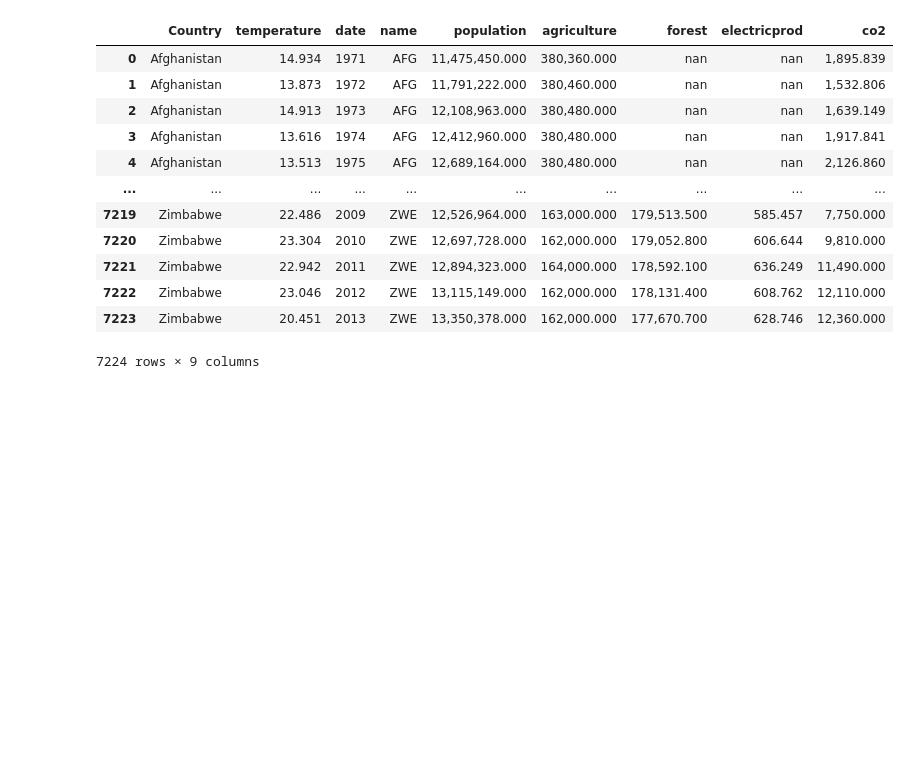
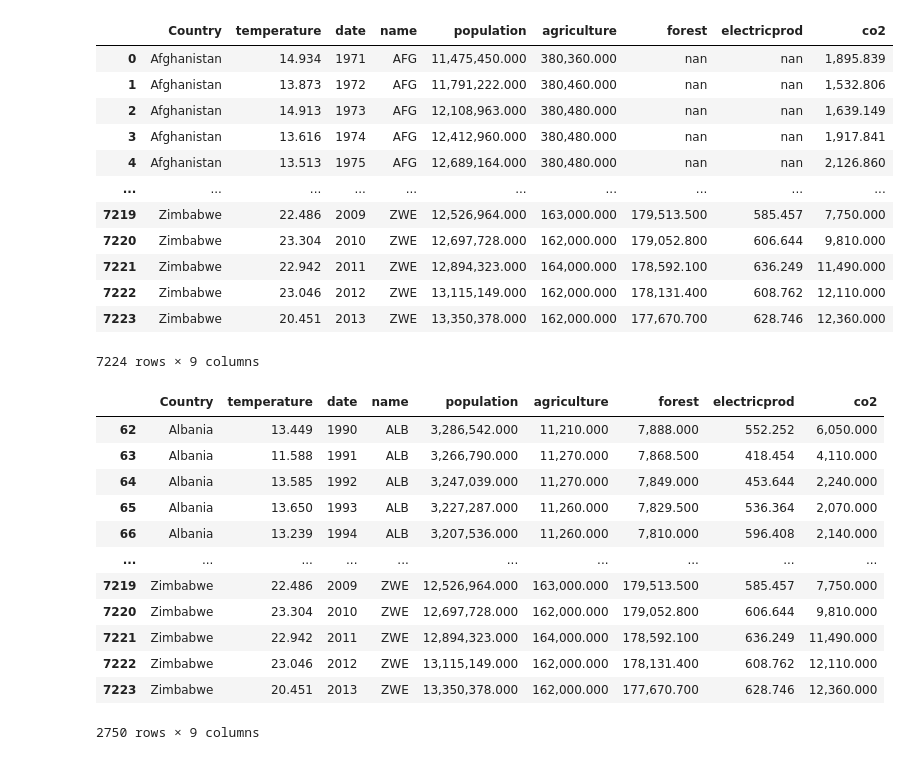
Before and after one commit to FernandoCallasaca/data_science_projects, a Jupyter notebook: pandas_routine_2.ipynb, the cells around one changed output. Saved outputs shown, nothing was run; the diff lists cells and outputs as text; code cells hidden in the pictures; blank space fills up the shorter version.

```diff
--- a/pandas_routine_2.ipynb
+++ b/pandas_routine_2.ipynb
@@ -258,3 +258,23 @@ df_merge
 | 7222 | Zimbabwe | 23.046 | 2012 | ZWE | 13,115,149.000 | 162,000.000 | 178,131.400 | 608.762 | 12,110.000 |
 | 7223 | Zimbabwe | 20.451 | 2013 | ZWE | 13,350,378.000 | 162,000.000 | 177,670.700 | 628.746 | 12,360.000 |
 7224 rows × 9 columns
+# %%
+# eliminamos todos los valores nan
+# según mi entender porque tenemos más del 60% valores nan
+# eso implica que no nos conviene reemplzar los nan por algo
+# ya que estaríamos modificando mucho nuestro dataset
+df_merge.dropna()
+# %% [output]
+|  | Country | temperature | date | name | population | agriculture | forest | electricprod | co2 |
+| 62 | Albania | 13.449 | 1990 | ALB | 3,286,542.000 | 11,210.000 | 7,888.000 | 552.252 | 6,050.000 |
+| 63 | Albania | 11.588 | 1991 | ALB | 3,266,790.000 | 11,270.000 | 7,868.500 | 418.454 | 4,110.000 |
+| 64 | Albania | 13.585 | 1992 | ALB | 3,247,039.000 | 11,270.000 | 7,849.000 | 453.644 | 2,240.000 |
+| 65 | Albania | 13.650 | 1993 | ALB | 3,227,287.000 | 11,260.000 | 7,829.500 | 536.364 | 2,070.000 |
+| 66 | Albania | 13.239 | 1994 | ALB | 3,207,536.000 | 11,260.000 | 7,810.000 | 596.408 | 2,140.000 |
+| ... | ... | ... | ... | ... | ... | ... | ... | ... | ... |
+| 7219 | Zimbabwe | 22.486 | 2009 | ZWE | 12,526,964.000 | 163,000.000 | 179,513.500 | 585.457 | 7,750.000 |
+| 7220 | Zimbabwe | 23.304 | 2010 | ZWE | 12,697,728.000 | 162,000.000 | 179,052.800 | 606.644 | 9,810.000 |
+| 7221 | Zimbabwe | 22.942 | 2011 | ZWE | 12,894,323.000 | 164,000.000 | 178,592.100 | 636.249 | 11,490.000 |
+| 7222 | Zimbabwe | 23.046 | 2012 | ZWE | 13,115,149.000 | 162,000.000 | 178,131.400 | 608.762 | 12,110.000 |
+| 7223 | Zimbabwe | 20.451 | 2013 | ZWE | 13,350,378.000 | 162,000.000 | 177,670.700 | 628.746 | 12,360.000 |
+2750 rows × 9 columns
```
